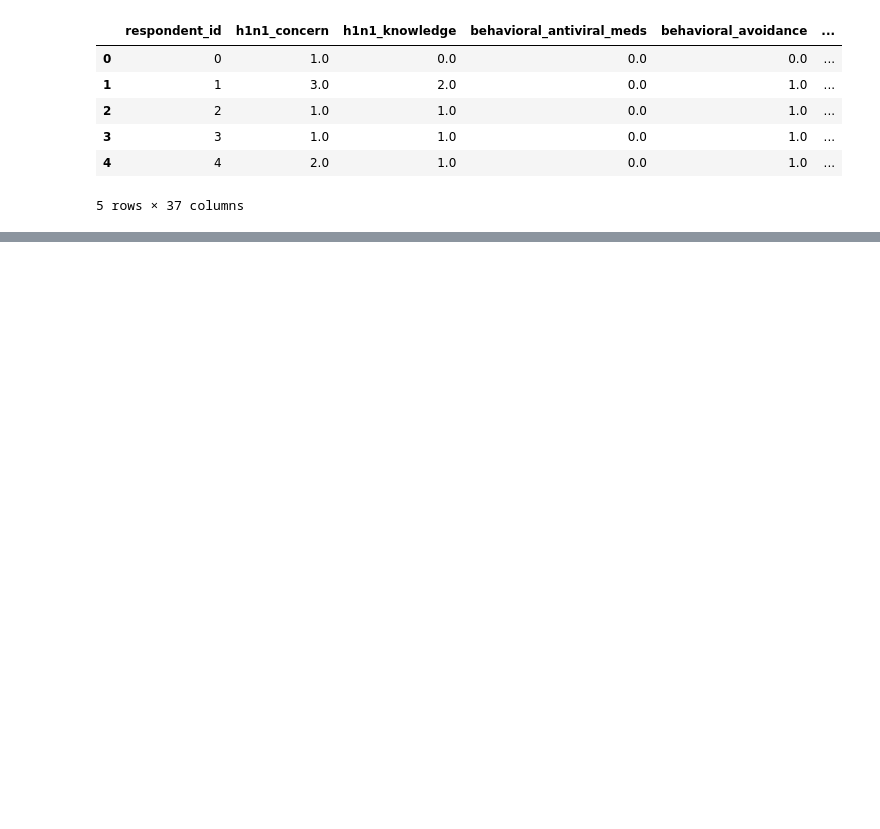
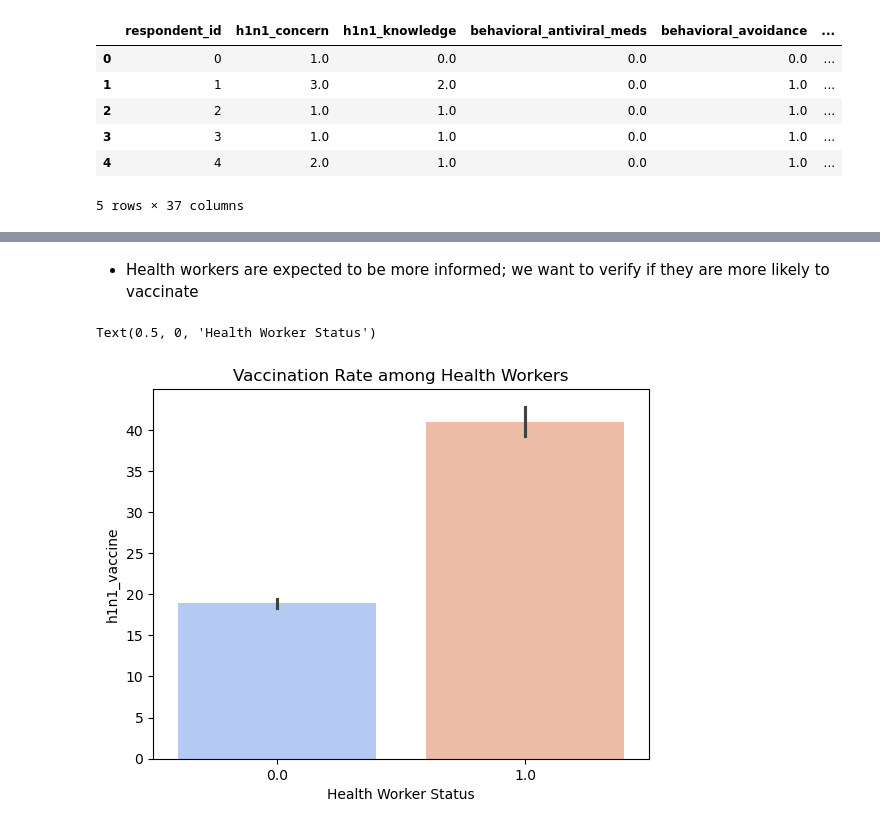
Before and after one commit to danielowuor/H1N1-flu-vaccine, a Jupyter notebook: h1n1_vaccine_analysis.ipynb, the cells around one changed output, grey strips where cells are left out. Cells and saved outputs as stored; diff of their text form; code cells hidden in the pictures; blank space fills up the shorter version.

```diff
--- a/h1n1_vaccine_analysis.ipynb
+++ b/h1n1_vaccine_analysis.ipynb
@@ -165,0 +209,10 @@ df.describe()
+# %% [markdown]
+- Health workers are expected to be more informed; we want to verify if they are more likely to vaccinate
+# %%
+# Distribution of health workers who got the vaccine
+sns.barplot(x=df['health_worker'], y=df['h1n1_vaccine']*100, palette='coolwarm')
+plt.title('Vaccination Rate among Health Workers')
+plt.xlabel('Health Worker Status')
+# %% [output]
+Text(0.5, 0, 'Health Worker Status')
+[figure, added]
```
Also changed, not shown: parts of 30 cells of this notebook.
